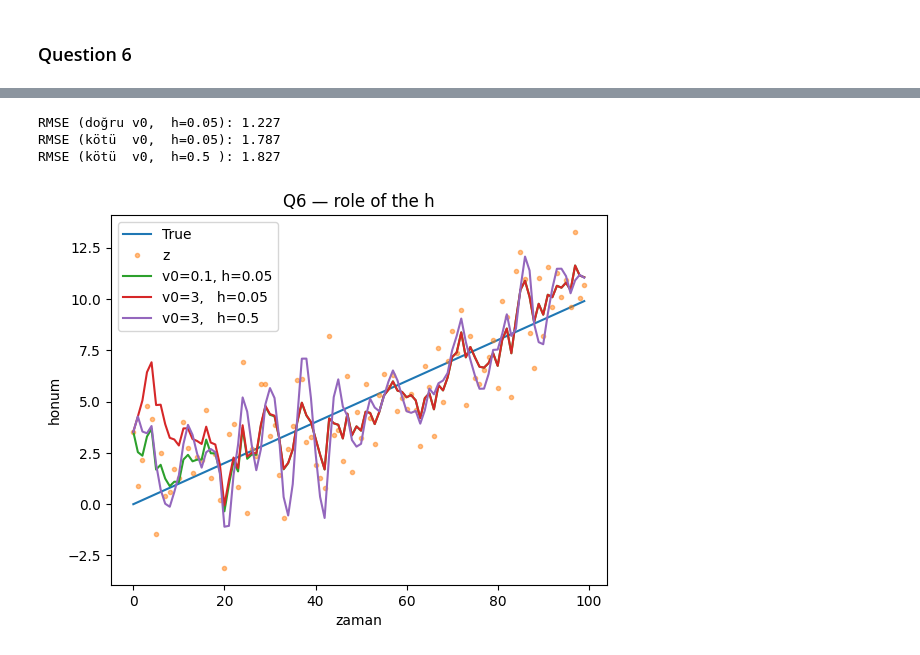
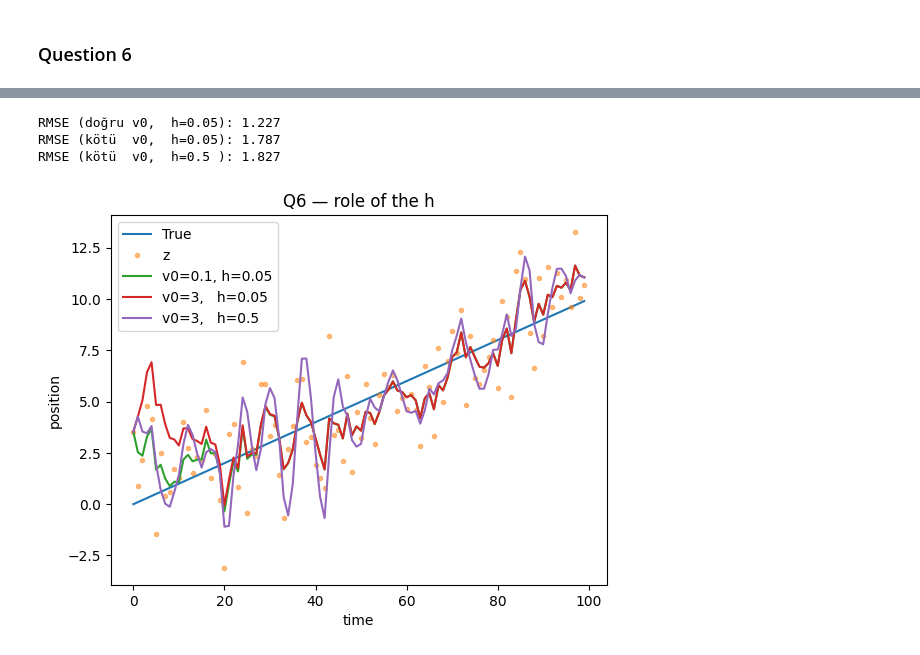
Before and after one commit to aokirii/Filters, a Jupyter notebook: HW1_KasımEsen_19015910.ipynb, the cells around one changed output, grey strips where cells are left out. Cells and saved outputs as stored; diff of their text form; code cells hidden in the pictures.

```diff
--- a/HW1_KasımEsen_19015910.ipynb
+++ b/HW1_KasımEsen_19015910.ipynb
@@ -199,15 +210,15 @@ x0_true, v_true = 0.0, 1.0
 t = np.arange(N) * dt
 x_true = x0_true + v_true * t
 
-g_grid = np.linspace(0.05, 0.80, 75)
-h_fixed = 0.05
+g_grid = np.linspace(0.01, 0.80, 80)
+h_fixed = 0.0001
 
 def run_case(sigma_z, g_candidates=g_grid, h=h_fixed, seed=0):
     rng = np.random.default_rng(seed)
     # Aynı true yörüngeyi koruyup sadece ölçüm gürültüsünü değiştiriyoruz
     z = x_true + rng.normal(0, sigma_z, size=N)
 
-    # g'yi tune et: aynı gürültü serisi üzerinde tüm g'leri dene (adil karşılaştırma)
+    # g'yi tune et: aynı gürültü serisi üzerinde tüm g'leri dene
     best_rmse, best_g, best_x_est, best_x_pred = np.inf, None, None, None
     for gg in g_candidates:
         x_est, v_est, x_pred = gh_filters(z, x0=z[0], v0=0.0, g=gg, h=h, dt=dt)
@@ -235,8 +246,8 @@ for res in results:
     plt.plot(t, x_true, label="Gerçek (x_true)")
     plt.plot(t, res["z"], ".", alpha=0.6, label=f"Ölçüm (z), sigma={res['sigma']:.0f}")
     plt.plot(t, res["x_est"], label=f"Filtre (x_est), g={res['g']:.2f}, h={h_fixed}")
-    plt.xlabel("Zaman")
-    plt.ylabel("Konum")
+    plt.xlabel("time")
+    plt.ylabel("position")
     plt.title(f"g-h Filter — Noise sigma={res['sigma']:.0f}")
     plt.legend()
     plt.show()
@@ -252,6 +267,6 @@ In this question, we will implement both the g-h filter and the g-h-k filter to
 # %%
 # ----------------------------
-# g-h (alpha-beta) filtresi
+# g-h (alpha-beta) filter
 # ----------------------------
 def gh_filters(z, x0, v0, g, h, dt):
     N = len(z)
@@ -273,8 +288,8 @@ def gh_filters(z, x0, v0, g, h, dt):
     return x_est, v_est
 
 # ----------------------------
-# g-h-k (alpha-beta-gamma) filtresi
-# Sabit ivme modeli
+# g-h-k (alpha-beta-gamma) filter
+# Constant acceleration model
 # ----------------------------
 def ghk_filter(z, x0, v0, a0, g, h, gamma, dt):
     N = len(z)
@@ -309,10 +324,10 @@ x_true = x0_true + v0_true * t + 0.5 * a_true * (t**2)
 sigma = 2.0
 z = x_true + np.random.normal(0, sigma, size=N)
 
-g, h = 0.4, 0.05
+g, h = 0.22, 0.05
 x_est_gh, v_est_gh = gh_filters(z, x0=z[0], v0=0.0, g=g, h=h, dt=dt)
 
-gamma = 0.01
+gamma = 0.003
 x_est_ghk, v_est_ghk, a_est_ghk = ghk_filter(z, x0=z[0], v0=0.0, a0=0.0,
                                              g=g, h=h, gamma=gamma, dt=dt)
 
@@ -322,27 +337,27 @@ print(f"RMSE g-h   : {rmse_gh:.3f}")
 print(f"RMSE g-h-k : {rmse_ghk:.3f}")
 
 # ----------------------------
-# Grafik 1: g-h
+# Graph 1: g-h
 # ----------------------------
 plt.figure()
 plt.plot(t, x_true, label="Gerçek (ivmeli)")
 plt.plot(t, z, ".", label="Ölçümler z")
 plt.plot(t, x_est_gh, label=f"g-h kestirim (g={g}, h={h})")
-plt.xlabel("zaman")
-plt.ylabel("konum")
+plt.xlabel("time")
+plt.ylabel("position")
 plt.title("g-h Filter on Accelerating Motion")
 plt.legend()
 plt.show()
 
 # ----------------------------
-# Grafik 2: g-h-k
+# Graph 2: g-h-k
 # ----------------------------
 plt.figure()
 plt.plot(t, x_true, label="Gerçek (ivmeli)")
 plt.plot(t, z, ".", label="Ölçümler z")
-plt.plot(t, x_est_ghk, label=f"g-h-k kestirim (g={g}, h={h}, γ={gamma})")
-plt.xlabel("zaman")
-plt.ylabel("konum")
+plt.plot(t, x_est_ghk, label=f"g-h-k kestirim (g={g}, h={h}, gamma={gamma})")
+plt.xlabel("time")
+plt.ylabel("position")
 plt.title("g-h-k Filter on Accelerating Motion")
 plt.legend()
 plt.show()
@@ -458,33 +481,34 @@ N, dt = 100, 1.0
 v_true, x0_true = 0.1, 0.0
 t = np.arange(N)*dt
 x_true = x0_true + v_true*t
 sigma = 2.0
 z = x_true + np.random.normal(0, sigma, size=N)
 
 g = 0.4
 
 # Üç durum
 x_good  = gh_filters(z, x0=z[0], v0=0.1, g=g, h=0.05, dt=dt)  # doğru hız başlangıcı
 x_poor  = gh_filters(z, x0=z[0], v0=3.0, g=g, h=0.05, dt=dt)  # kötü hız, küçük h
 x_poorH = gh_filters(z, x0=z[0], v0=3.0, g=g, h=0.5,  dt=dt)  # kötü hız, büyük h
 
 rmse = lambda x: np.sqrt(np.mean((x - x_true)**2))
 print(f"RMSE (doğru v0,  h=0.05): {rmse(x_good):.3f}")
 print(f"RMSE (kötü  v0,  h=0.05): {rmse(x_poor):.3f}")
 print(f"RMSE (kötü  v0,  h=0.5 ): {rmse(x_poorH):.3f}")
 
 
 plt.plot(t, x_true, label="True")
 plt.plot(t, z, ".", alpha=0.5, label="z")
 plt.plot(t, x_good,  label="v0=0.1, h=0.05")
 plt.plot(t, x_poor,  label="v0=3,   h=0.05")
 plt.plot(t, x_poorH, label="v0=3,   h=0.5")
-plt.legend(); plt.xlabel("zaman")
-plt.ylabel("honum")
+plt.legend()
+plt.xlabel("time")
+plt.ylabel("position")
 plt.title("Q6 — role of the h")
 plt.show()
 # %% [output]
 RMSE (doğru v0,  h=0.05): 1.227
 RMSE (kötü  v0,  h=0.05): 1.787
 RMSE (kötü  v0,  h=0.5 ): 1.827
-[figure, old version]
+[figure, new version]
```
Also changed, not shown: parts of 11 cells of this notebook.
